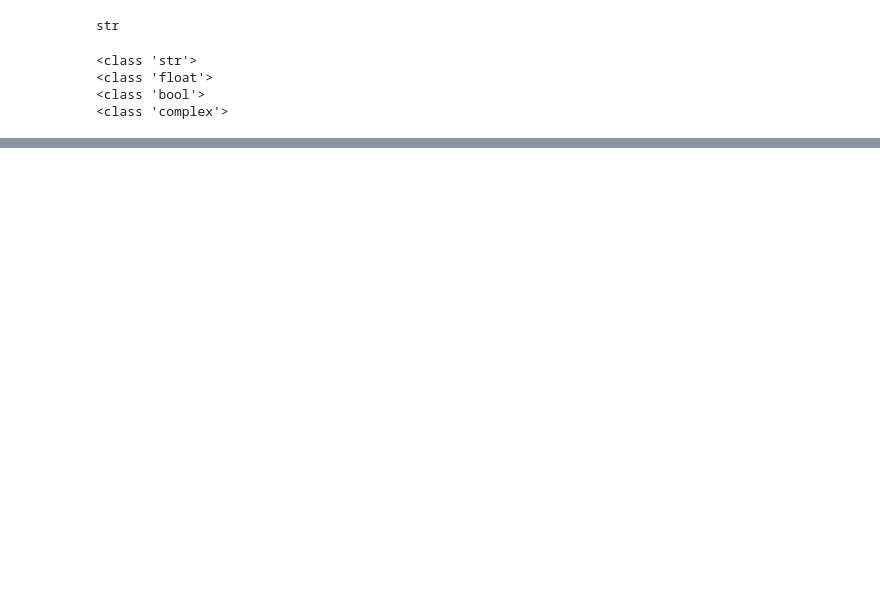
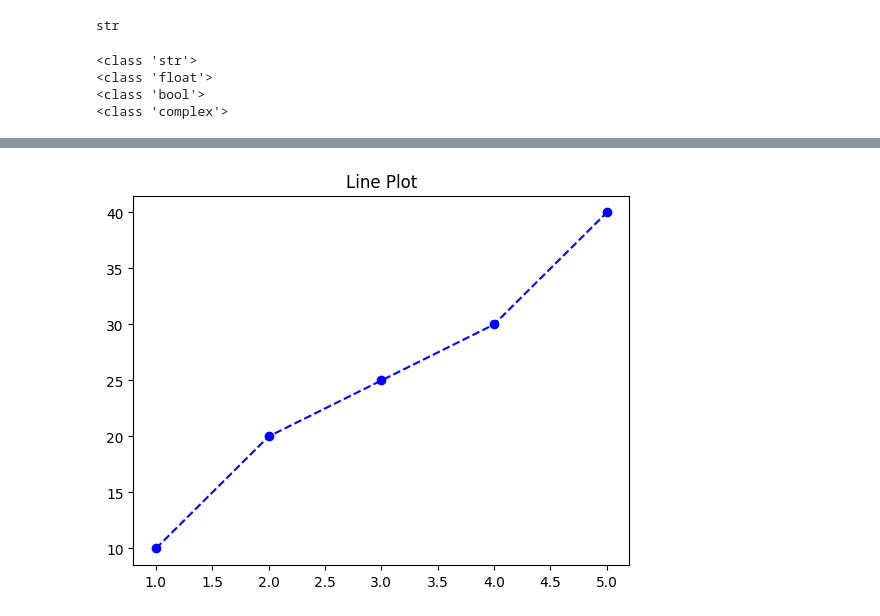
Before and after one commit to jaikrishann/6-month-Data-Sci-Training, a Jupyter notebook: intro.ipynb, the cells around one changed output, grey strips where cells are left out. Saved outputs shown, nothing was run; the diff lists cells and outputs as text; code cells hidden in the pictures; blank space fills up the shorter version.

```diff
--- a/intro.ipynb
+++ b/intro.ipynb
@@ -52,0 +108,6 @@ print(type(pees))
+# %%
+plt.plot(x, y, marker='o', linestyle='--', color='b')
+plt.title('Line Plot')
+plt.show()
+# %% [output]
+[figure, added]
```
Also changed, not shown: parts of 12 cells of this notebook, 12 other files.
